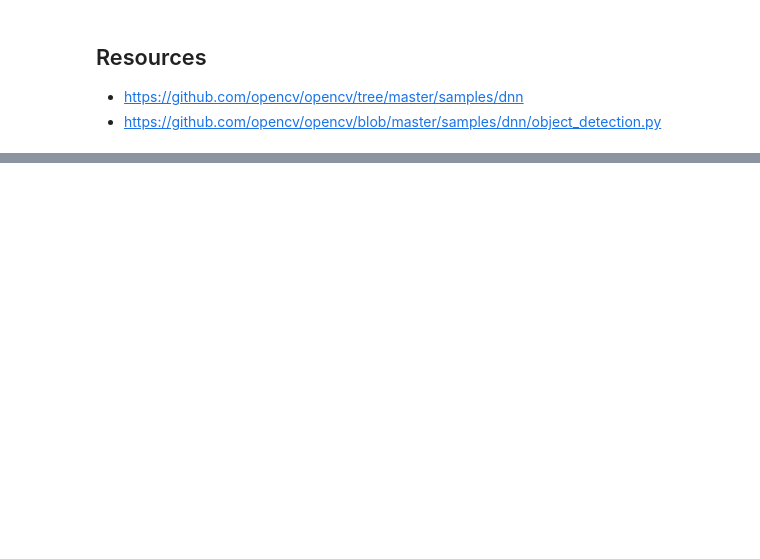
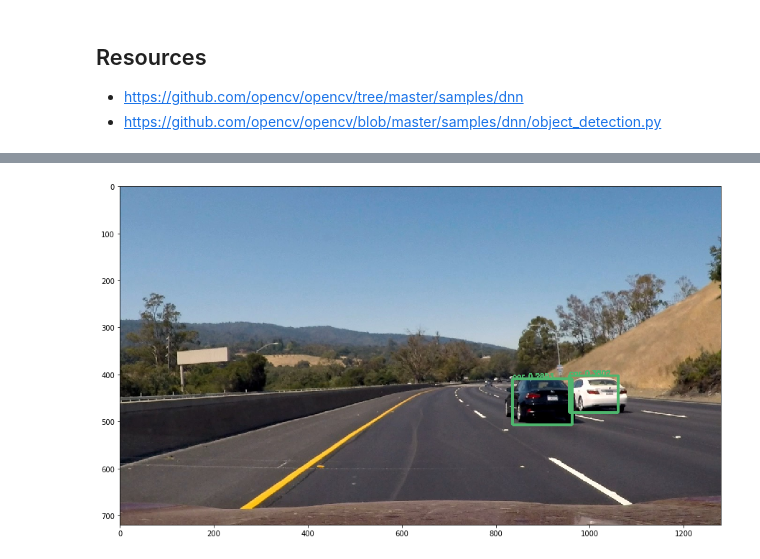
Before and after one commit to SSG-DRD-IOT/lab-opencv-examples, a Jupyter notebook: OpenCV_Object_Detection/OpenCV and Deep Neural Networks for Object Detection - Caffe.ipynb, the cells around one changed output, grey strips where cells are left out. Cells and saved outputs as stored; diff of their text form; code cells hidden in the pictures; blank space fills up the shorter version.

```diff
--- a/OpenCV_Object_Detection/OpenCV and Deep Neural Networks for Object Detection - Caffe.ipynb
+++ b/OpenCV_Object_Detection/OpenCV and Deep Neural Networks for Object Detection - Caffe.ipynb
@@ -213,0 +225,98 @@ plt.imshow(cv.cvtColor(img, cv.COLOR_BGR2RGB))
+# %%
+import cv2 as cv
+import numpy as np
+%matplotlib inline
+import matplotlib.pyplot as plt
+
+caffe_model = 'models/MobileNetSSD_deploy.caffemodel'
+caffe_proto = 'models/MobileNetSSD_deploy.prototxt'
+
+labels = ("background", "aeroplane", "bicycle",
+          "bird", "boat", "bottle", "bus",
+          "car", "cat", "chair", "cow",
+          "diningtable", "dog", "horse",
+          "motorbike", "person", "pottedplant",
+          "sheep", "sofa", "train", "tvmonitor")
+
+
+label_colors = [[ 70.03036239,  53.39948712, 221.96066983],
+                   [ 72.40459246,  81.85653543, 216.79091508],
+                   [ 16.05095266, 156.74660586,  28.22137944],
+                   [ 22.14580474, 245.30084464, 203.24240217],
+                   [ 67.87645208,  61.44175277,  62.59789847],
+                   [252.36723978,   5.40010433,  73.84552673],
+                   [207.95470272,  96.58437259,  17.00872131],
+                   [108.9367236 , 180.97081026,  78.16660705],
+                   [237.0586842 , 160.01565458, 106.49361722],
+                   [131.40428931,  43.9492775 , 222.22671871],
+                   [109.40802485, 123.90466382, 208.49082336],
+                   [241.25056538, 246.46355905, 215.40549655],
+                   [ 50.53963961, 188.7669464 ,  14.91525421],
+                   [104.91164983,  13.90156432,  80.97275078],
+                   [ 65.87683959, 160.34697271, 199.46650188],
+                   [ 16.08423214,  84.441482  , 163.3640731 ],
+                   [ 68.50589207,  65.21968418, 229.81699866],
+                   [151.91579089, 195.49198107,  94.49696933],
+                   [132.74947445,  14.51457431, 163.51873436],
+                   [ 83.84690577, 178.29185705, 128.78807612],
+                   [195.2857407 , 247.73377045, 175.55730603]]
+
+net = cv.dnn.readNetFromCaffe(caffe_proto, caffe_model)
+
+source_image = '../images/street/YellowWhite.jpg'
+img = cv.imread(source_image)
+
+orig_rows = img.shape[0]
+orig_cols = img.shape[1]
+
+rows = 300
+cols = 300
+
+resized_img = cv.resize(img,(rows,cols))
+
+blob = cv.dnn.blobFromImage(resized_img, 0.00784, (rows, cols), (127.5, 127.5, 127.5), swapRB=True, crop=False)
+
+# send blob input to neural net
+net.setInput(blob)
+
+out = net.forward()
+
+confidence = 0.2
+
+print('Detected: ')
+
+for detection in out[0,0,:,:]:
+    #confidence score
+    score = float(detection[2])
+
+    #label index
+    label_index = int(detection[1])
+
+    # draw rectangle and write the name of the object if above given confidence
+    if score > confidence:
+        left = detection[3] * cols
+        top = detection[4] * rows
+        right = detection[5] * cols
+        bottom = detection[6] * rows
+
+        label_text = labels[label_index] +  " " + str(round(score, 4))
+        print(label_text)
+        cv.putText(resized_img, label_text, (int(left), int(top)), cv.FONT_HERSHEY_SIMPLEX, 0.5, label_colors[label_index], 2)
+        cv.rectangle(resized_img, (int(left), int(top)), (int(right), int(bottom)), label_colors[label_index], thickness=3)
+
+        #original image
+        row_factor = orig_rows/300.0
+        col_factor = orig_cols/300.0
+
+        # Scale object detection to original image
+        left = int(col_factor * left)
+        top = int(row_factor * top)
+        right   = int(col_factor * right)
+        bottom   = int(row_factor * bottom)
+
+        cv.putText(img, label_text, (int(left), int(top)), cv.FONT_HERSHEY_SIMPLEX, 0.5, label_colors[label_index], 2)
+        cv.rectangle(img, (int(left), int(top)), (int(right), int(bottom)), label_colors[label_index], thickness=3)
+
+plt.figure(figsize=(15, 15))
+plt.imshow(cv.cvtColor(img, cv.COLOR_BGR2RGB))
+# %% [output]
@@ -213,0 +327 @@ plt.imshow(cv.cvtColor(img, cv.COLOR_BGR2RGB))
+[figure, added]
```
Also changed, not shown: parts of 6 cells of this notebook, 7 other files.
